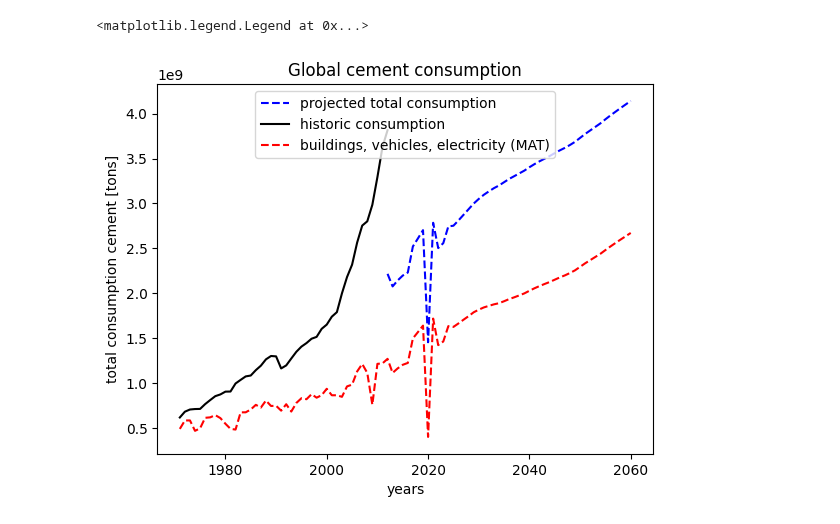
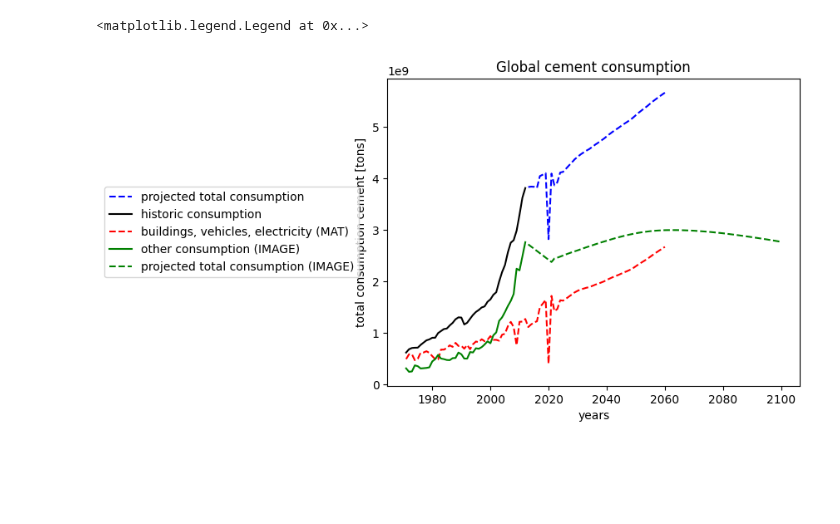
Before and after one commit to imagepbl/image-materials, a Jupyter notebook: imagematerials/rest_of/scripts_test/cement.ipynb, the cells around one changed output. Cells and saved outputs as stored; diff of their text form; code cells hidden in the pictures; blank space fills up the shorter version.

```diff
--- a/imagematerials/rest_of/scripts_test/cement.ipynb
+++ b/imagematerials/rest_of/scripts_test/cement.ipynb
@@ -38,7 +55,19 @@ cement.calculate_historic_other_fraction()
 # %%
 # Fit models
-cement.calculate_regressors(cement.historic_consumption_data)
-cement.fit_models(best_rmse_models=None)
+cement.calculate_regressors(cement.historic_other_fraction_consumption)
+
+best_rmse_models={
+    'all' : 'gompertz model',
+    'high': 'gompertz model',
+    'medium': 'gompertz model'}
+
+bounds = {
+    'all' : ([0, 0, 0], [10, 10, 10]),
+    'high': ([0, 0, 0], [0.8, 10, 10]),
+    'medium': ([0, 5, 0], [10, 10, 10]),
+}
+
+cement.fit_models(best_rmse_models, bounds)
 
 # Best models
 cement.best_rmse_models
@@ -86,18 +166,23 @@ ValueError: cannot convert float NaN to integer
 # %%
 fig, ax = plt.subplots()             # Create a figure containing a single Axes.
 
-ax.plot(cement.projection_per_region_total.sum(axis = 1) + cement.image_mat_data.sum(axis = 1).loc[2012:],
+ax.plot(cement.projection_per_region_total.sum(axis = 1).loc[2013:] + cement.image_mat_data.sum(axis = 1).loc[2013:],
         linestyle = '--', color = 'blue', label = 'projected total consumption')
 ax.plot(cement.historic_consumption_data.sum(axis = 1),
         linestyle = '-', color = 'black', label = 'historic consumption')
 
 ax.plot(cement.image_mat_data.sum(axis = 1).loc[1971:],
         linestyle = '--', color = 'red', label = 'buildings, vehicles, electricity (MAT)')
+ax.plot(cement.historic_other_fraction_consumption.sum(axis = 1),
+        linestyle = '-', color = 'green', label = 'other consumption (IMAGE)')
+
+ax.plot(cement.projection_per_region_total.loc[2013: ].sum(axis = 1),
+        linestyle = '--', color = 'green', label = 'projected total consumption (IMAGE)')
 
 ax.set_ylabel("total consumption cement [tons]")
 ax.set_xlabel("years")
 ax.title.set_text("Global cement consumption")
-ax.legend(loc = 'upper center')
+ax.legend(loc = 'center left', bbox_to_anchor=(-0.7, 0.5))
 # %% [output]
 <matplotlib.legend.Legend at 0x...>
-[figure, old version]
+[figure, new version]
```
Also changed, not shown: parts of 5 cells of this notebook, 19 other files.
